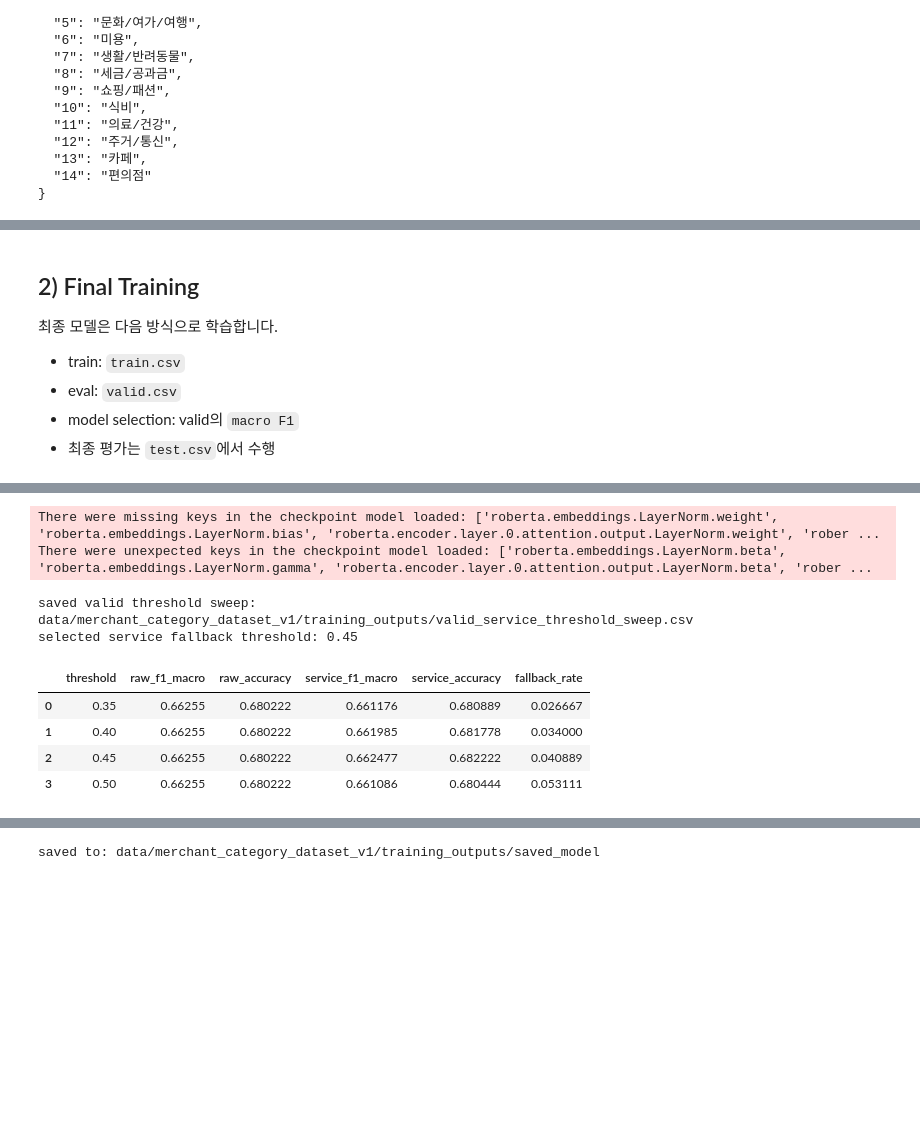
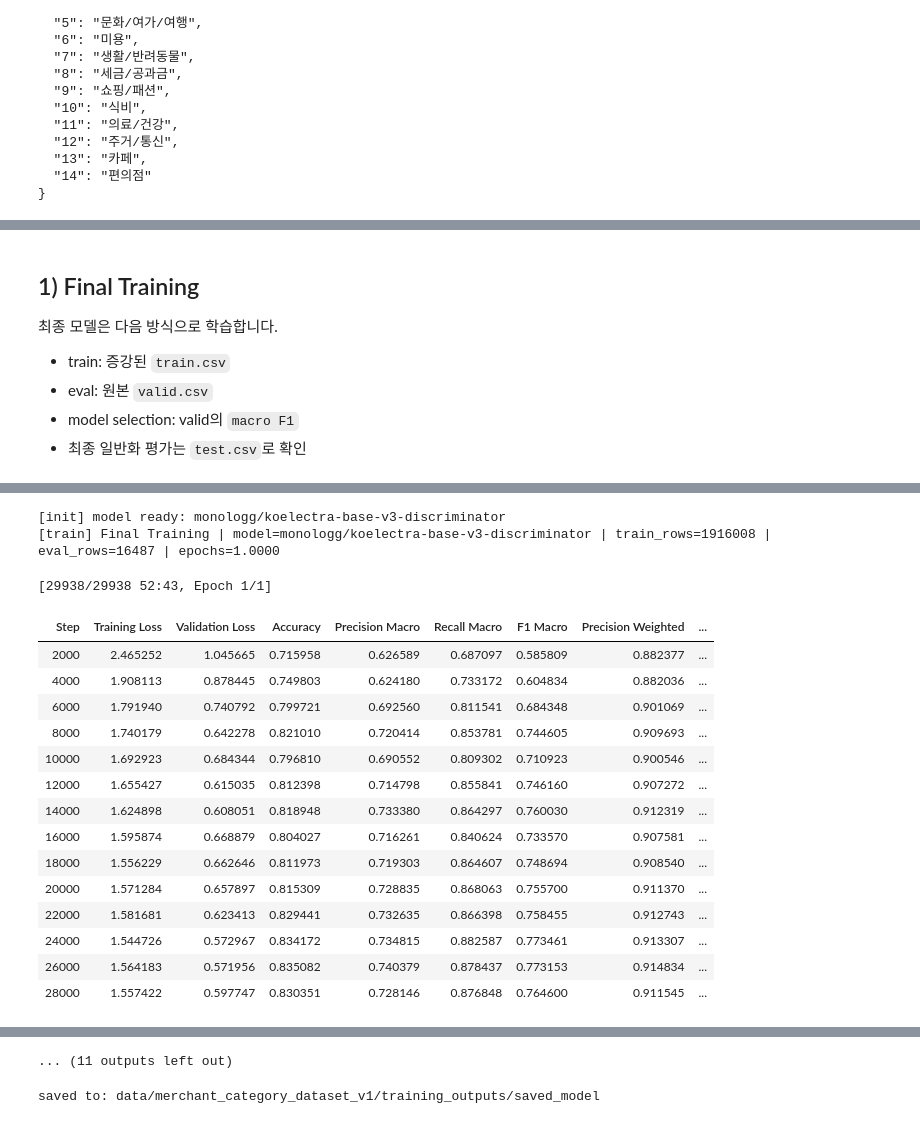
Before and after one commit to amagetdone/MoA, a Jupyter notebook: AI/lab/koelectra_merchant_training_kfold.ipynb, the cells around one changed output, grey strips where cells are left out. Saved outputs shown, nothing was run; the diff lists cells and outputs as text; code cells hidden in the pictures; blank space fills up the shorter version.

```diff
--- a/AI/lab/koelectra_merchant_training_kfold.ipynb
+++ b/AI/lab/koelectra_merchant_training_kfold.ipynb
@@ -158,10 +177,45 @@ selected model checkpoint: klue/roberta-base
 'cuda'
 # %%
 
-# 데이터 로드
+# Load dataset splits and merge merchant-info rows into train, with beauty rows also added to valid/test
 train_df = pd.read_csv(TRAIN_PATH)
 valid_df = pd.read_csv(VALID_PATH)
 test_df = pd.read_csv(TEST_PATH)
+
+print('base train:', train_df.shape)
+print('base valid:', valid_df.shape)
+print('base test :', test_df.shape)
+
+merchant_info_augmentation = None
+if ENABLE_MERCHANT_INFO_AUGMENTATION:
+    merchant_info_augmentation = augment_dataset_splits(
+        train_df=train_df,
+        valid_df=valid_df,
+        test_df=test_df,
+        merchant_info_dir=MERCHANT_INFO_DIR,
+        mapping_path=MERCHANT_INFO_MAPPING_PATH,
+        output_dir=MERCHANT_INFO_AUGMENTED_DIR,
+        seed=SEED,
+        eval_augmented_categories=MERCHANT_INFO_EVAL_AUGMENTED_CATEGORIES,
+        eval_split_ratio=MERCHANT_INFO_EVAL_SPLIT_RATIOS,
+    )
+    print('merchant-info augmentation summary:')
+    print(json.dumps(merchant_info_augmentation['summary'], ensure_ascii=False, indent=2))
+    if not merchant_info_augmentation['augmented_all_df'].empty:
+        augmented_category_counts_df = (
+            merchant_info_augmentation['augmented_all_df']['category_name']
+            .value_counts()
+            .sort_index()
+            .rename_axis('category_name')
+            .reset_index(name='augmented_rows')
+        )
+        print(augmented_category_counts_df.to_string(index=False))
+    print('merchant-info rows are appended to train, and merchant-info beauty rows are also merged into valid/test as official evaluation data.')
+    print('merchant-info augmented csvs:')
+    print(json.dumps(merchant_info_augmentation['output_paths'], ensure_ascii=False, indent=2))
+    train_df = merchant_info_augmentation['train_df']
+    valid_df = merchant_info_augmentation['valid_df']
+    test_df = merchant_info_augmentation['test_df']
 
 print('train:', train_df.shape)
 print('valid:', valid_df.shape)
@@ -718,23 +667,26 @@ Mean metrics:
 # %% [markdown]
 
-## 2) Final Training
+## 1) Final Training
 
 최종 모델은 다음 방식으로 학습합니다.
 
-- train: `train.csv`
-- eval: `valid.csv`
+- train: 증강된 `train.csv`
+- eval: 원본 `valid.csv`
 - model selection: valid의 `macro F1`
-- 최종 평가는 `test.csv`에서 수행
+- 최종 일반화 평가는 `test.csv`로 확인
 # %%
 
 final_output_dir = OUTPUT_ROOT / 'final_model_run'
 final_output_dir.mkdir(parents=True, exist_ok=True)
+
+print(f'===== Final Training | model={SELECTED_MODEL_NAME} | train_rows={len(train_df)} | valid_rows={len(valid_df)} =====')
 
 final_trainer = build_trainer(
     train_df_=train_df,
     eval_df_=valid_df,
     output_dir=str(final_output_dir),
     run_name='koelectra-merchant-final',
+    training_label='Final Training',
 )
 
 final_trainer.train()
@@ -793,9 +730,18 @@ Notes:
-There were missing keys in the checkpoint model loaded: ['roberta.embeddings.LayerNorm.weight', 'roberta.embeddings.LayerNorm.bias', 'roberta.encoder.layer.0.attention.output.LayerNorm.weight', 'rober ...
-There were unexpected keys in the checkpoint model loaded: ['roberta.embeddings.LayerNorm.beta', 'roberta.embeddings.LayerNorm.gamma', 'roberta.encoder.layer.0.attention.output.LayerNorm.beta', 'rober ...
+[init] model ready: monologg/koelectra-base-v3-discriminator
+[train] Final Training | model=monologg/koelectra-base-v3-discriminator | train_rows=1916008 | eval_rows=16487 | epochs=1.0000
-saved valid threshold sweep: data/merchant_category_dataset_v1/training_outputs/valid_service_threshold_sweep.csv
-selected service fallback threshold: 0.45
+[29938/29938 52:43, Epoch 1/1]
-|  | threshold | raw_f1_macro | raw_accuracy | service_f1_macro | service_accuracy | fallback_rate |
-| 0 | 0.35 | 0.66255 | 0.680222 | 0.661176 | 0.680889 | 0.026667 |
-| 1 | 0.40 | 0.66255 | 0.680222 | 0.661985 | 0.681778 | 0.034000 |
-| 2 | 0.45 | 0.66255 | 0.680222 | 0.662477 | 0.682222 | 0.040889 |
-| 3 | 0.50 | 0.66255 | 0.680222 | 0.661086 | 0.680444 | 0.053111 |
+| Step | Training Loss | Validation Loss | Accuracy | Precision Macro | Recall Macro | F1 Macro | Precision Weighted | ... |
+| 2000 | 2.465252 | 1.045665 | 0.715958 | 0.626589 | 0.687097 | 0.585809 | 0.882377 | ... |
+| 4000 | 1.908113 | 0.878445 | 0.749803 | 0.624180 | 0.733172 | 0.604834 | 0.882036 | ... |
+| 6000 | 1.791940 | 0.740792 | 0.799721 | 0.692560 | 0.811541 | 0.684348 | 0.901069 | ... |
+| 8000 | 1.740179 | 0.642278 | 0.821010 | 0.720414 | 0.853781 | 0.744605 | 0.909693 | ... |
+| 10000 | 1.692923 | 0.684344 | 0.796810 | 0.690552 | 0.809302 | 0.710923 | 0.900546 | ... |
+| 12000 | 1.655427 | 0.615035 | 0.812398 | 0.714798 | 0.855841 | 0.746160 | 0.907272 | ... |
+| 14000 | 1.624898 | 0.608051 | 0.818948 | 0.733380 | 0.864297 | 0.760030 | 0.912319 | ... |
+| 16000 | 1.595874 | 0.668879 | 0.804027 | 0.716261 | 0.840624 | 0.733570 | 0.907581 | ... |
+| 18000 | 1.556229 | 0.662646 | 0.811973 | 0.719303 | 0.864607 | 0.748694 | 0.908540 | ... |
+| 20000 | 1.571284 | 0.657897 | 0.815309 | 0.728835 | 0.868063 | 0.755700 | 0.911370 | ... |
+| 22000 | 1.581681 | 0.623413 | 0.829441 | 0.732635 | 0.866398 | 0.758455 | 0.912743 | ... |
+| 24000 | 1.544726 | 0.572967 | 0.834172 | 0.734815 | 0.882587 | 0.773461 | 0.913307 | ... |
+| 26000 | 1.564183 | 0.571956 | 0.835082 | 0.740379 | 0.878437 | 0.773153 | 0.914834 | ... |
+| 28000 | 1.557422 | 0.597747 | 0.830351 | 0.728146 | 0.876848 | 0.764600 | 0.911545 | ... |
@@ -802,3 +788,4 @@ selected service fallback threshold: 0.45
+... (11 outputs left out)
 # %%
 
 # 최종 모델 저장
```
Also changed, not shown: parts of 20 cells of this notebook, 37 other files.
